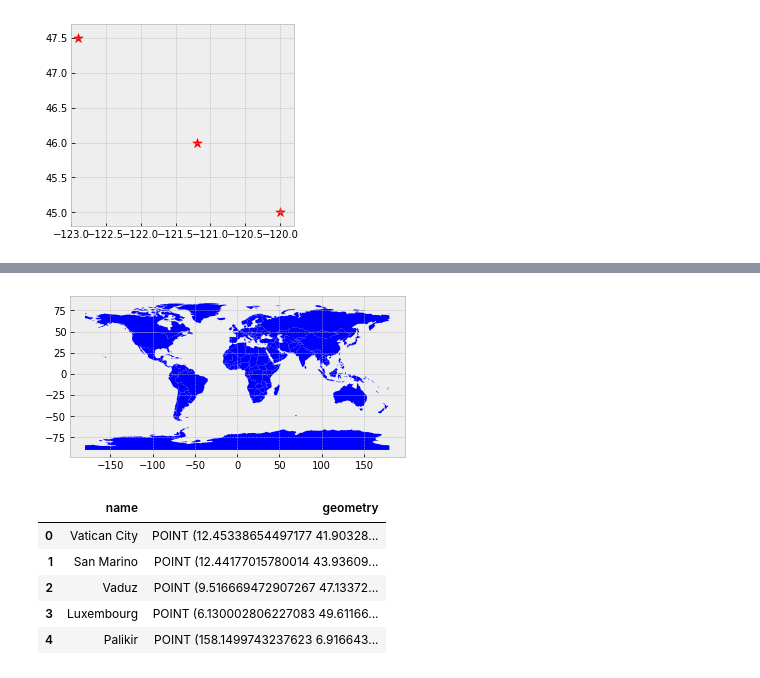
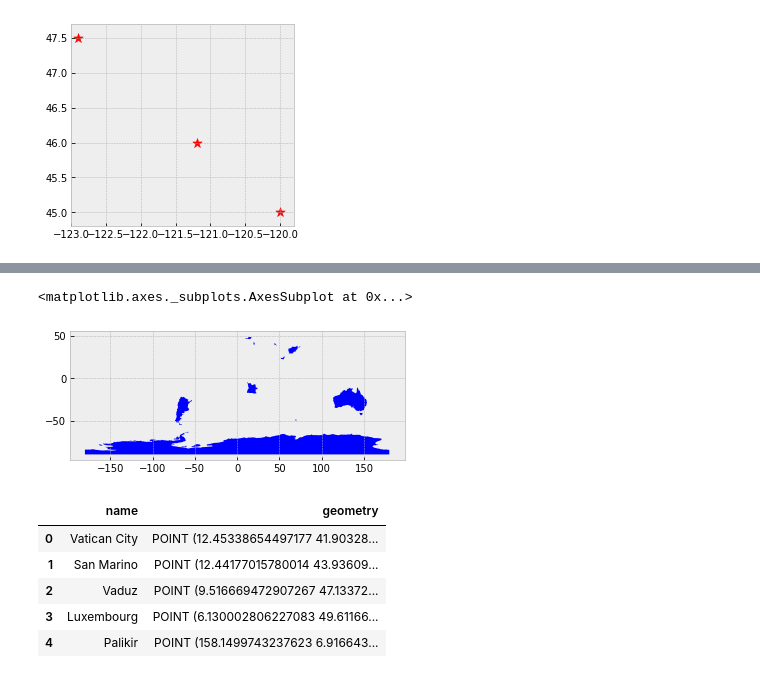
Before and after one commit to christyheaton/Maptime_20180411, a Jupyter notebook: Notebook/Geopandas_Intro_Maptime_20180411.ipynb, the cells around one changed output, grey strips where cells are left out. Cells and saved outputs as stored; diff of their text form; code cells hidden in the pictures.

```diff
--- a/Notebook/Geopandas_Intro_Maptime_20180411.ipynb
+++ b/Notebook/Geopandas_Intro_Maptime_20180411.ipynb
@@ -90,3 +114,6 @@ Geopandas comes with some datasets that we can use!
 # %%
 # Loading some example data:
 world = gpd.read_file(gpd.datasets.get_path('naturalearth_lowres'))
+
+# Set the index if you like, otherwise it will make a numeric one by default. This will be how the dataframe is sorted
+world.set_index('name')
@@ -100,8 +147,11 @@ world.head()
 | 2 | 3639453.0 | Europe | Albania | ALB | 21810.0 | POLYGON ((20.59024743010491 41.85... |
 | 3 | 4798491.0 | Asia | United Arab Emirates | ARE | 184300.0 | POLYGON ((51.57951867046327 24.24... |
 | 4 | 40913584.0 | South America | Argentina | ARG | 573900.0 | (POLYGON ((-65.50000000000003 -55... |
-# %%
-# Now let's plot it!
-world.plot();
-# %% [output]
-[figure, removed]
+# %%
+# Let's play with plotting the head and tail
+world.head(10).plot()
+# world.tail()
+# world.tail(5).plot()
+# %% [output]
+<matplotlib.axes._subplots.AxesSubplot at 0x...>
+[figure, added]
```
Also changed, not shown: parts of 26 cells of this notebook.
